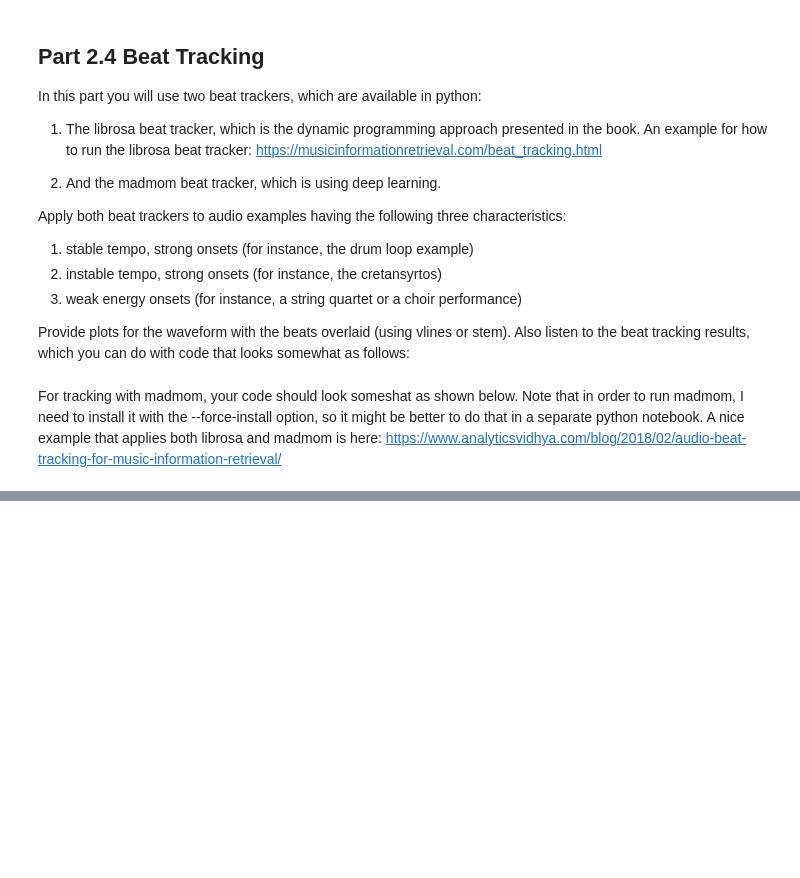
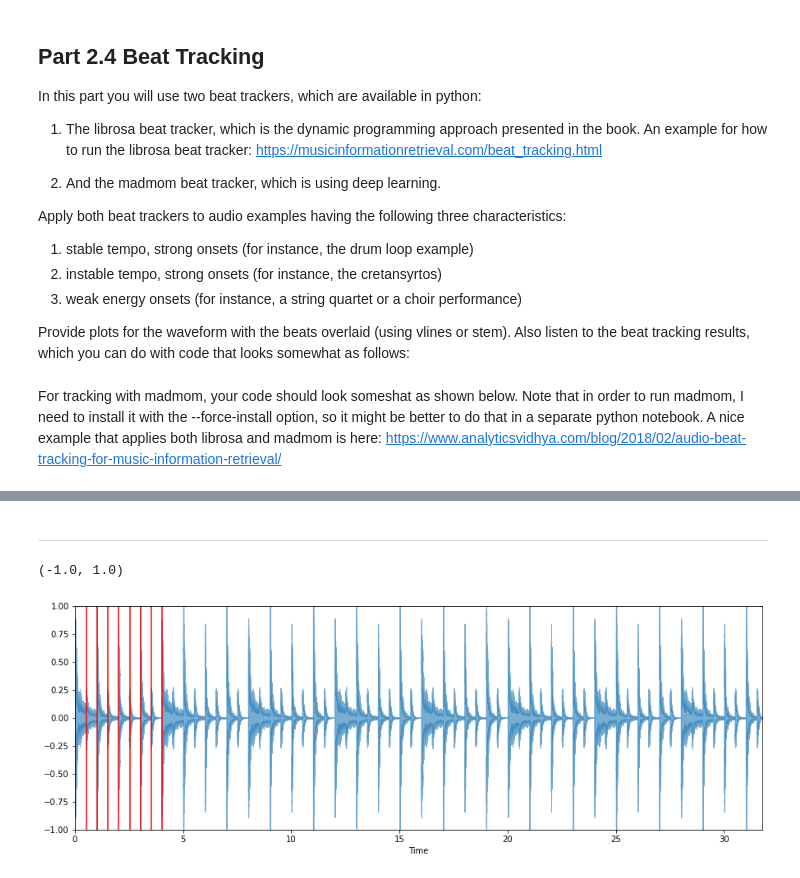
Before and after one commit to sergi-andreu/MusicInformatics, a Jupyter notebook: Lab 3 Beat Detection/DT2470_lab03_Carsten_Sergi.ipynb, the cells around one changed output, grey strips where cells are left out. Saved outputs shown, nothing was run; the diff lists cells and outputs as text; code cells hidden in the pictures; blank space fills up the shorter version.

```diff
--- a/Lab 3 Beat Detection/DT2470_lab03_Carsten_Sergi.ipynb
+++ b/Lab 3 Beat Detection/DT2470_lab03_Carsten_Sergi.ipynb
@@ -388,3 +389,52 @@ The plot of waveform and beats I get for the cretansyrtos example using librosa:
 The plot of waveform and beats I get for the cretansyrtos example using madmom:
 
 ![](https://drive.google.com/uc?id=1L5LHO2EwgHgg8ypuj57gaj2j0eboCa5k)
+# %% [markdown]
+------------------
+# %%
+def extractSamples(filepath):
+    sound = pydub.AudioSegment.from_file(filepath, format="wav")
+    sample_rate = sound.frame_rate
+    duration = sound.duration_seconds
+
+    if sound.channels > 1:
+        sound = sound.split_to_mono()[0]
+
+    samples = sound.get_array_of_samples()
+
+    samples = np.array(samples) / sound.max_possible_amplitude
+
+    return samples, sample_rate, duration
+
+def extractTempoBeatLibrosa(filepath, duration = None):
+#     samples, sample_rate, duration = extractSamples(filepath)
+    samples, sample_rate = librosa.load(filepath, duration=duration)
+    tempo, beat_times = librosa.beat.beat_track(samples, sr=sample_rate, units='time')
+    return tempo, beat_times
+
+def extractBeatMadmom(filepath):
+    samples, sample_rate, duration = extractSamples(filepath)
+
+    proc = madmom.features.beats.DBNBeatTrackingProcessor(fps=100)
+    act = madmom.features.beats.RNNBeatProcessor()(os.path.join(root_path,filename1))
+    beat_times = proc(act)
+# %%
+filepath_drumloop = 'drive/drumloop120_mono.wav'
+filepath_cretansyrtos = 'drive/cretansyrtos.wav'
+filepath_choir = 'drive/???.wav'
+
+samples_drumloop, sample_rate_drumloop, duration_drumloop = extractSamples(filepath_drumloop)
+samples_cretansyrtos, sample_rate_cretansyrtos, duration_cretansyrtos = extractSamples(filepath_cretansyrtos)
+# samples_choir, sample_rate_choir, duration_choir = extractSamples(filepath_choir)
+
+tempo_drumloop, beat_times_drumloop = extractTempoBeatLibrosa(filepath_drumloop, duration=5)
+tempo_cretansyrtos, beat_times_cretansyrtos = extractTempoBeatLibrosa(filepath_cretansyrtos)
+# tempo_choir, beat_times_choir = extractTempoBeatLibrosa(filepath_choir)
+# %%
+fig, ax = plt.subplots(figsize=(15, 5))
+librosa.display.waveplot(samples_drumloop, alpha=0.6)
+plt.vlines(beat_times_drumloop, -1, 1, color='r')
+ax.set_ylim(-1, 1)
+# %% [output]
+(-1.0, 1.0)
+[figure, added]
```
Also changed, not shown: parts of 4 cells of this notebook.
